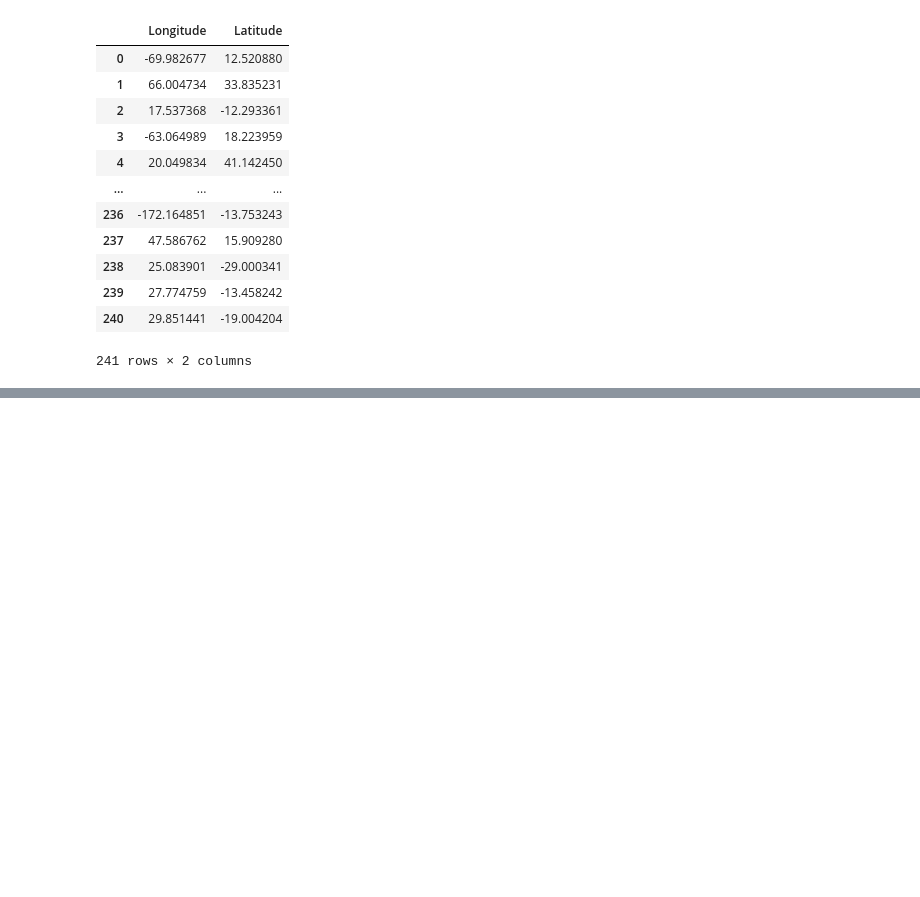
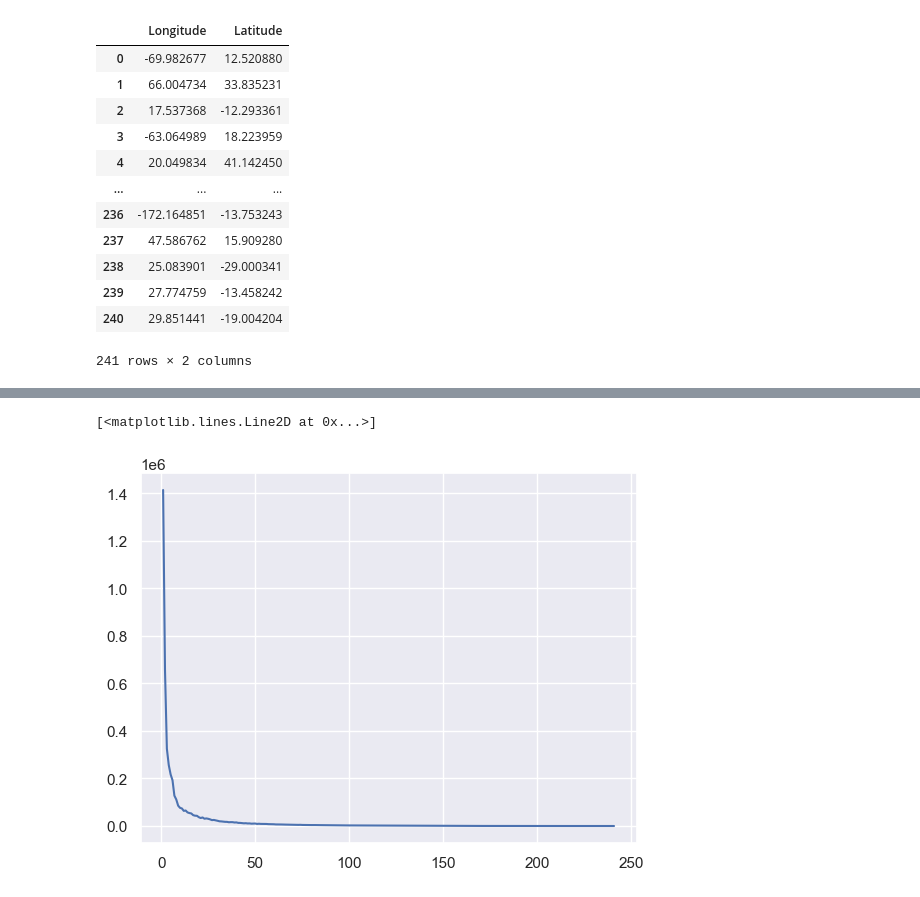
Before and after one commit to ProntoSbinalla/Python, a Jupyter notebook: Cluster Analysis/clusterAnalysisExercise.ipynb, the cells around one changed output, grey strips where cells are left out. Cells and saved outputs as stored; diff of their text form; code cells hidden in the pictures; blank space fills up the shorter version.

```diff
--- a/Cluster Analysis/clusterAnalysisExercise.ipynb
+++ b/Cluster Analysis/clusterAnalysisExercise.ipynb
@@ -103,0 +106,9 @@ plt.xlim(-180,180)
+# %%
+wcss = []
+
+for i in range(1, len(data['name']) + 1):
+    kmeans = KMeans(i)
+    kmeans.fit(x)
+    wcss.append(kmeans.inertia_)
+
+wcss
@@ -103,0 +133,6 @@ plt.xlim(-180,180)
+# %%
+number_of_clusters = range(1, len(wcss) + 1)
+plt.plot(number_of_clusters, wcss)
+# %% [output]
+[<matplotlib.lines.Line2D at 0x...>]
+[figure, added]
```
Also changed, not shown: parts of 5 cells of this notebook.
